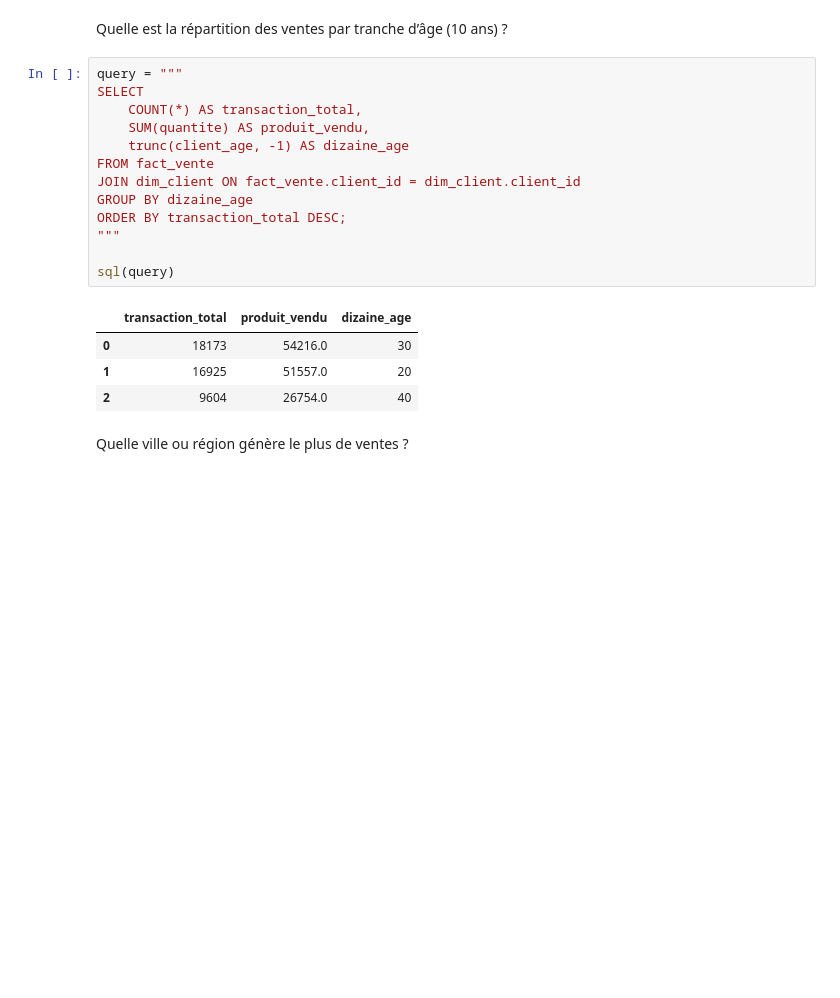
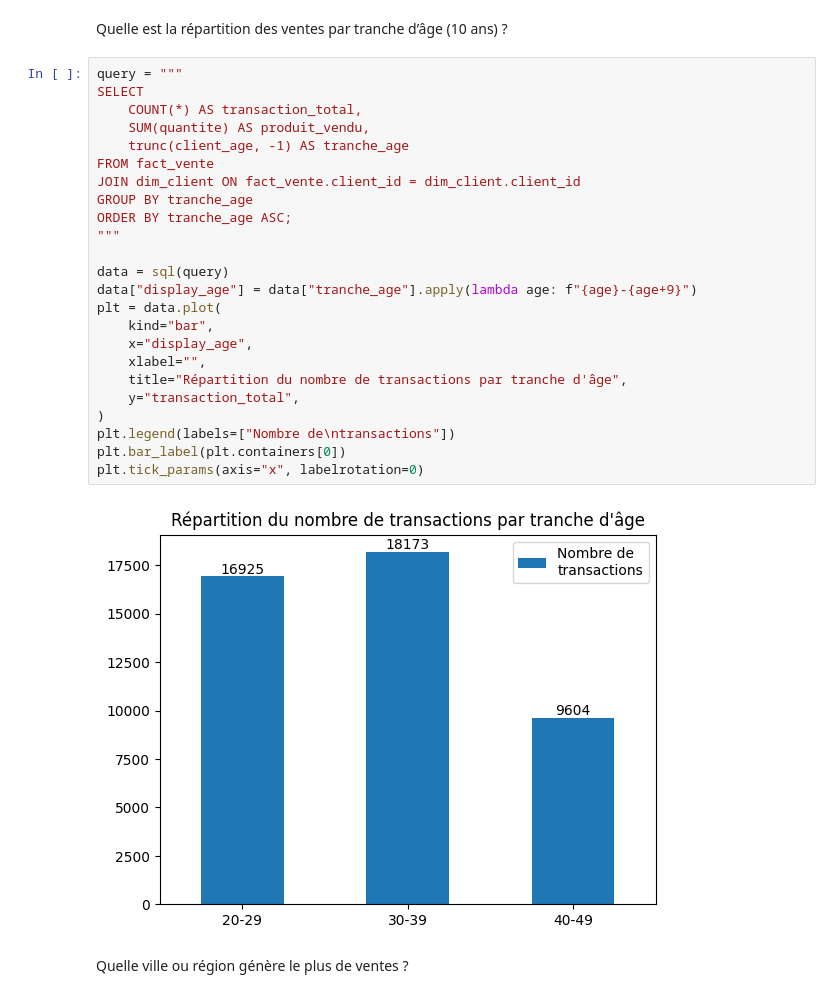
Before and after one commit to thomas-lefloch/spark_dbt, a Jupyter notebook: data_cleaning.ipynb, the cells around one changed output. Saved outputs shown, nothing was run; the diff lists cells and outputs as text; blank space fills up the shorter version.

Commit message:
répartition des ventes par tranche d'âge

```diff
--- a/data_cleaning.ipynb
+++ b/data_cleaning.ipynb
@@ -518,20 +518,28 @@ Quelle est la répartition des ventes par tranche d’âge (10 ans) ?
 # %%
 query = """
 SELECT
     COUNT(*) AS transaction_total,
     SUM(quantite) AS produit_vendu,
-    trunc(client_age, -1) AS dizaine_age
+    trunc(client_age, -1) AS tranche_age
 FROM fact_vente
 JOIN dim_client ON fact_vente.client_id = dim_client.client_id
-GROUP BY dizaine_age
-ORDER BY transaction_total DESC;
+GROUP BY tranche_age
+ORDER BY tranche_age ASC;
 """
 
-sql(query)
+data = sql(query)
+data["display_age"] = data["tranche_age"].apply(lambda age: f"{age}-{age+9}")
+plt = data.plot(
+    kind="bar",
+    x="display_age",
+    xlabel="",
+    title="Répartition du nombre de transactions par tranche d'âge",
+    y="transaction_total",
+)
+plt.legend(labels=["Nombre de\ntransactions"])
+plt.bar_label(plt.containers[0])
+plt.tick_params(axis="x", labelrotation=0)
 # %% [output]
-|  | transaction_total | produit_vendu | dizaine_age |
-| 0 | 18173 | 54216.0 | 30 |
-| 1 | 16925 | 51557.0 | 20 |
-| 2 | 9604 | 26754.0 | 40 |
+[figure, added]
 # %% [markdown]
 Quelle ville ou région génère le plus de ventes ?
```
Also changed, not shown: parts of 4 cells of this notebook.
